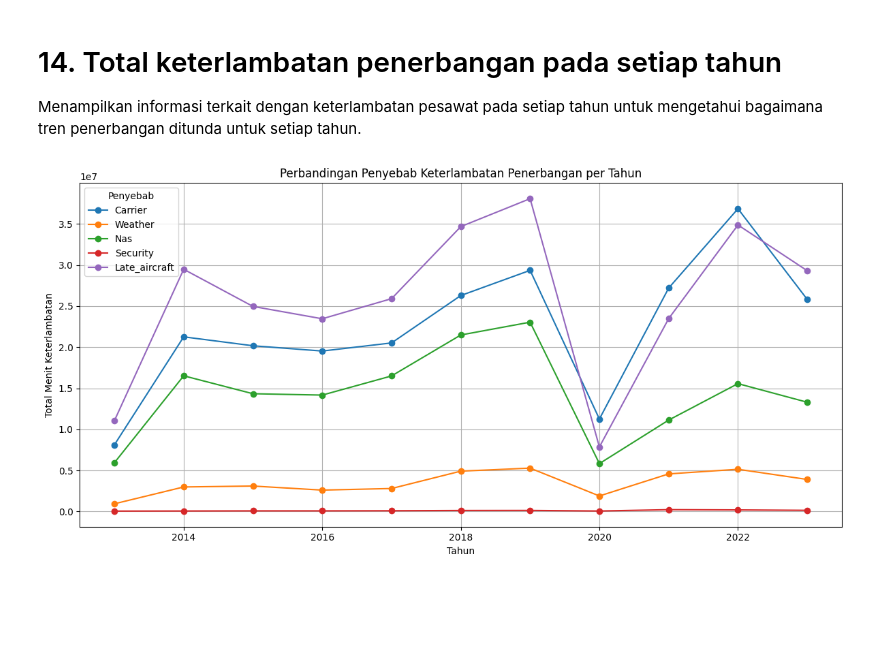
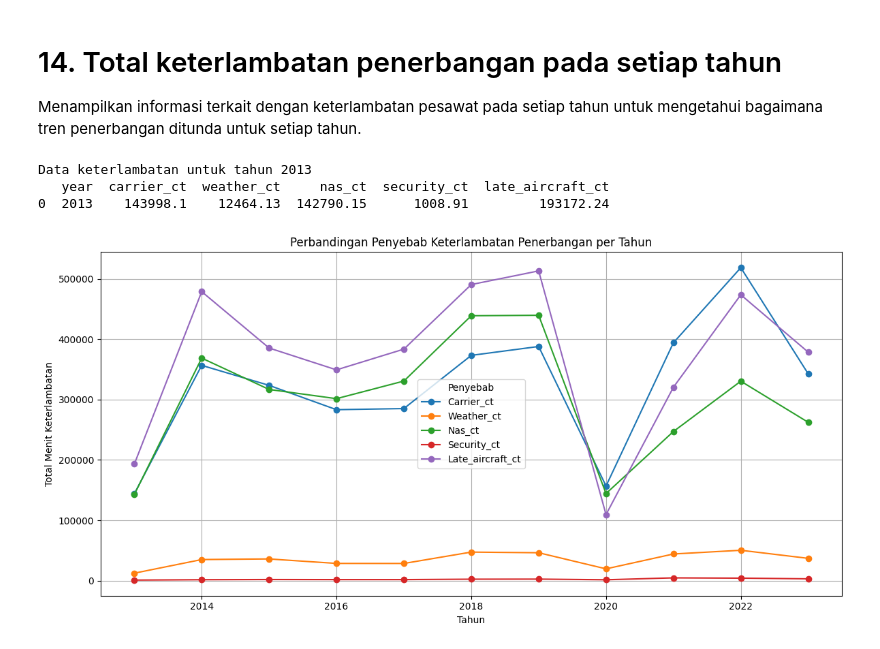
Before and after one commit to jasonrivalino/IF4061_StaticData_USAirlineDelay, a Jupyter notebook: airline_data_EDA.ipynb, the cells around one changed output. Cells and saved outputs as stored; diff of their text form; code cells hidden in the pictures; blank space fills up the shorter version.

Commit message:
fix: change ct table to show count total of delay

```diff
--- a/airline_data_EDA.ipynb
+++ b/airline_data_EDA.ipynb
@@ -758,29 +763,40 @@ plt.show()
 Menampilkan informasi terkait dengan keterlambatan pesawat pada setiap tahun untuk mengetahui bagaimana tren penerbangan ditunda untuk setiap tahun.
 # %%
 delay_per_year = airline_data.groupby('year')[[
-    'carrier_delay',
-    'weather_delay',
-    'nas_delay',
-    'security_delay',
-    'late_aircraft_delay'
+    'carrier_ct',
+    'weather_ct',
+    'nas_ct',
+    'security_ct',
+    'late_aircraft_ct'
 ]].sum().reset_index()
 # %%
 import matplotlib.pyplot as plt
 
+# Variable to filter data by year
+selected_year = 2013
+
+# Print all delay data for the selected year
+print("Data keterlambatan untuk tahun", selected_year)
+print(delay_per_year[delay_per_year['year'] == selected_year])
+
+# Plotting
 plt.figure(figsize=(12, 6))
 
 for column in delay_per_year.columns[1:]:
     plt.plot(delay_per_year['year'], delay_per_year[column], marker='o', label=column.replace('_delay', '').capitalize())
 
 plt.title('Perbandingan Penyebab Keterlambatan Penerbangan per Tahun')
 plt.xlabel('Tahun')
 plt.ylabel('Total Menit Keterlambatan')
 plt.legend(title='Penyebab')
 plt.grid(True)
 plt.tight_layout()
 plt.show()
 # %% [output]
+Data keterlambatan untuk tahun 2013
+   year  carrier_ct  weather_ct     nas_ct  security_ct  late_aircraft_ct
+0  2013    143998.1    12464.13  142790.15      1008.91         193172.24
-[figure, old version]
+[figure, new version]
 # %%
 import plotly.express as px
 
```
Also changed, not shown: parts of 5 cells of this notebook.
